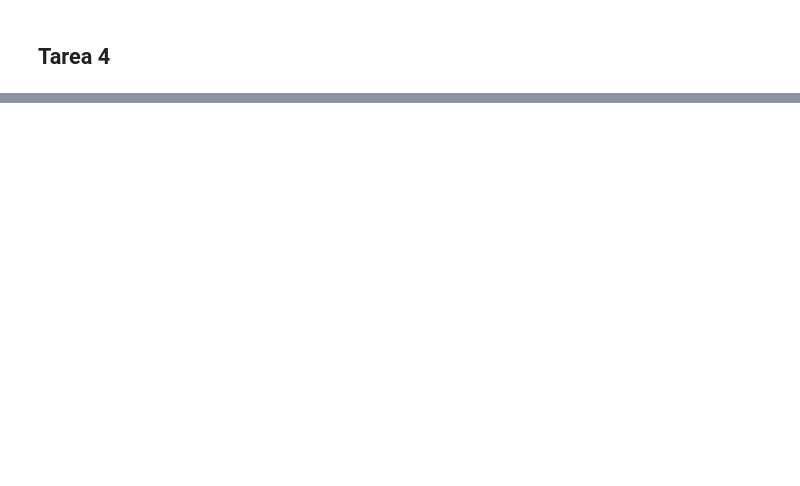
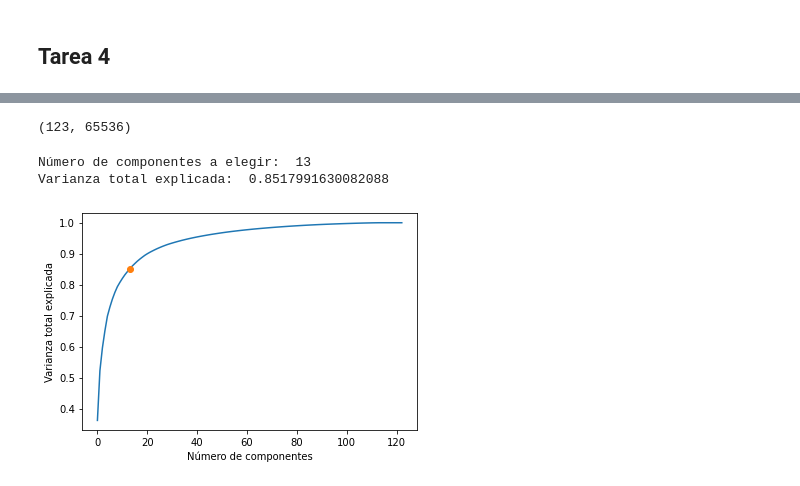
Before and after one commit to data-and-code/trabajo_con_imagenes, a Jupyter notebook: data-raw/just_code.ipynb, the cells around one changed output, grey strips where cells are left out. Drawn from its saved outputs; the diff is of its cells as text; code cells hidden in the pictures; blank space fills up the shorter version.

```diff
--- a/data-raw/just_code.ipynb
+++ b/data-raw/just_code.ipynb
@@ -512,0 +502,28 @@ CubicSpline(edge[])
+# %%
+dup_imgs_clean = []
+dup_refs = info[['ref']].values.reshape(-1)
+
+for ref in dup_refs:
+    index = imgs_ref.index(ref)
+    dup_imgs_clean.append(mdb_clean[index].img)
+
+dup_imgs_clean = np.array(dup_imgs_clean)
+# %%
+severity = info[['severity']]
+severity_is_null = severity.isnull().values.reshape(-1)
+severity = severity.values.reshape(-1)
+# %%
+dup_imgs_clean_2 = []
+severity_clean = []
+
+for i, is_null in enumerate(severity_is_null):
+    if not(is_null):
+        dup_imgs_clean_2.append(dup_imgs_clean[i])
+        severity_clean.append(severity[i])
+
+X = np.reshape(np.array(dup_imgs_clean_2), (len(dup_imgs_clean_2), 256*256))
+y = np.array(severity_clean)
+# %%
+X.shape
+# %% [output]
+(123, 65536)
@@ -512,0 +532,21 @@ CubicSpline(edge[])
+# %%
+pca_all = PCA(n_components=123, whiten=True).fit(X)
+# %%
+expl_var = np.cumsum(pca_all.explained_variance_ratio_)
+
+for i, cum_ev in enumerate(expl_var):
+    if cum_ev >= 0.85:
+        print("Número de componentes a elegir: ", i)
+        print("Varianza total explicada: ", cum_ev)
+        svd_comp = [i, cum_ev]
+        break
+
+plt.plot(expl_var)
+plt.plot(svd_comp[0], svd_comp[1], marker="o")
+plt.xlabel('Número de componentes')
+plt.ylabel('Varianza total explicada')
+plt.show()
+# %% [output]
+Número de componentes a elegir:  13
+Varianza total explicada:  0.8517991630082088
+[figure, added]
```
Also changed, not shown: parts of 21 cells of this notebook.
